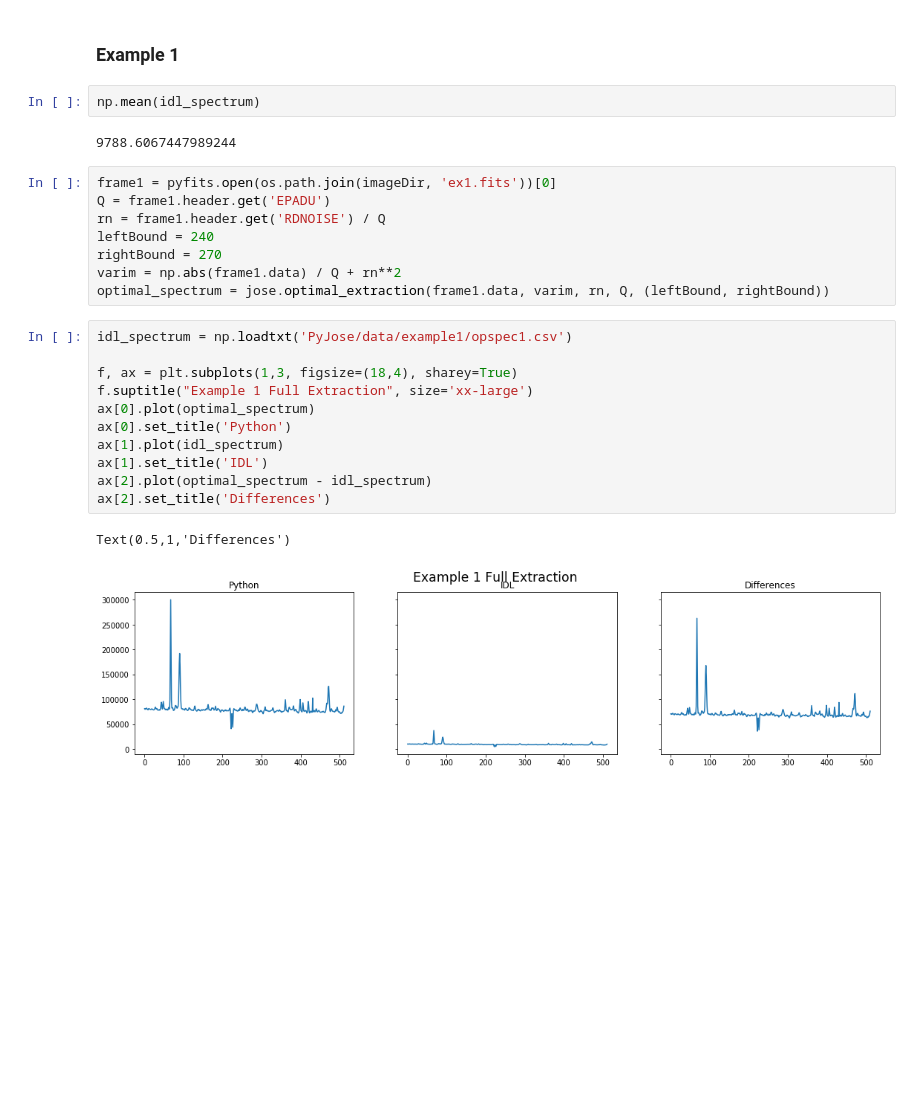
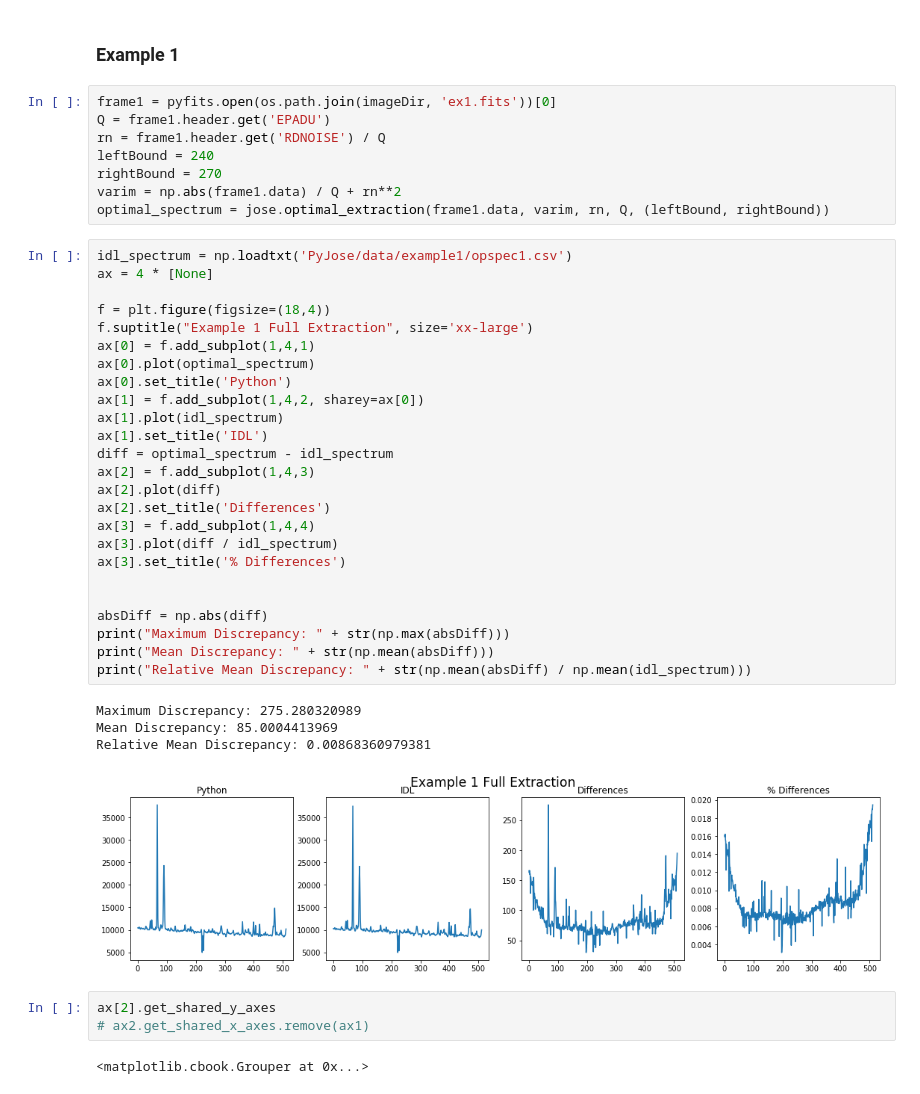
Before and after one commit to exosports/JOSE, a Jupyter notebook: Conversion Report.ipynb, the cells around one changed output. Saved outputs shown, nothing was run; the diff lists cells and outputs as text; blank space fills up the shorter version.

```diff
--- a/Conversion Report.ipynb
+++ b/Conversion Report.ipynb
@@ -148,10 +155,6 @@ Average Discrepancy: 3.84248709298
 [figure]
 # %% [markdown]
 ### Example 1
-# %%
-np.mean(idl_spectrum)
-# %% [output]
-9788.6067447989244
 # %%
 frame1 = pyfits.open(os.path.join(imageDir, 'ex1.fits'))[0]
 Q = frame1.header.get('EPADU')
@@ -162,15 +165,36 @@ varim = np.abs(frame1.data) / Q + rn**2
 optimal_spectrum = jose.optimal_extraction(frame1.data, varim, rn, Q, (leftBound, rightBound))
 # %%
 idl_spectrum = np.loadtxt('PyJose/data/example1/opspec1.csv')
+ax = 4 * [None]
 
-f, ax = plt.subplots(1,3, figsize=(18,4), sharey=True)
+f = plt.figure(figsize=(18,4))
 f.suptitle("Example 1 Full Extraction", size='xx-large')
+ax[0] = f.add_subplot(1,4,1)
 ax[0].plot(optimal_spectrum)
 ax[0].set_title('Python')
+ax[1] = f.add_subplot(1,4,2, sharey=ax[0])
 ax[1].plot(idl_spectrum)
 ax[1].set_title('IDL')
-ax[2].plot(optimal_spectrum - idl_spectrum)
+diff = optimal_spectrum - idl_spectrum
+ax[2] = f.add_subplot(1,4,3)
+ax[2].plot(diff)
 ax[2].set_title('Differences')
+ax[3] = f.add_subplot(1,4,4)
+ax[3].plot(diff / idl_spectrum)
+ax[3].set_title('% Differences')
+
+
+absDiff = np.abs(diff)
+print("Maximum Discrepancy: " + str(np.max(absDiff)))
+print("Mean Discrepancy: " + str(np.mean(absDiff)))
+print("Relative Mean Discrepancy: " + str(np.mean(absDiff) / np.mean(idl_spectrum)))
 # %% [output]
-Text(0.5,1,'Differences')
+Maximum Discrepancy: 275.280320989
+Mean Discrepancy: 85.0004413969
+Relative Mean Discrepancy: 0.00868360979381
-[figure, old version]
+[figure, new version]
+# %%
+ax[2].get_shared_y_axes
+# ax2.get_shared_x_axes.remove(ax1)
+# %% [output]
+<matplotlib.cbook.Grouper at 0x...>
```
Also changed, not shown: parts of 5 cells of this notebook, 3 other files.
